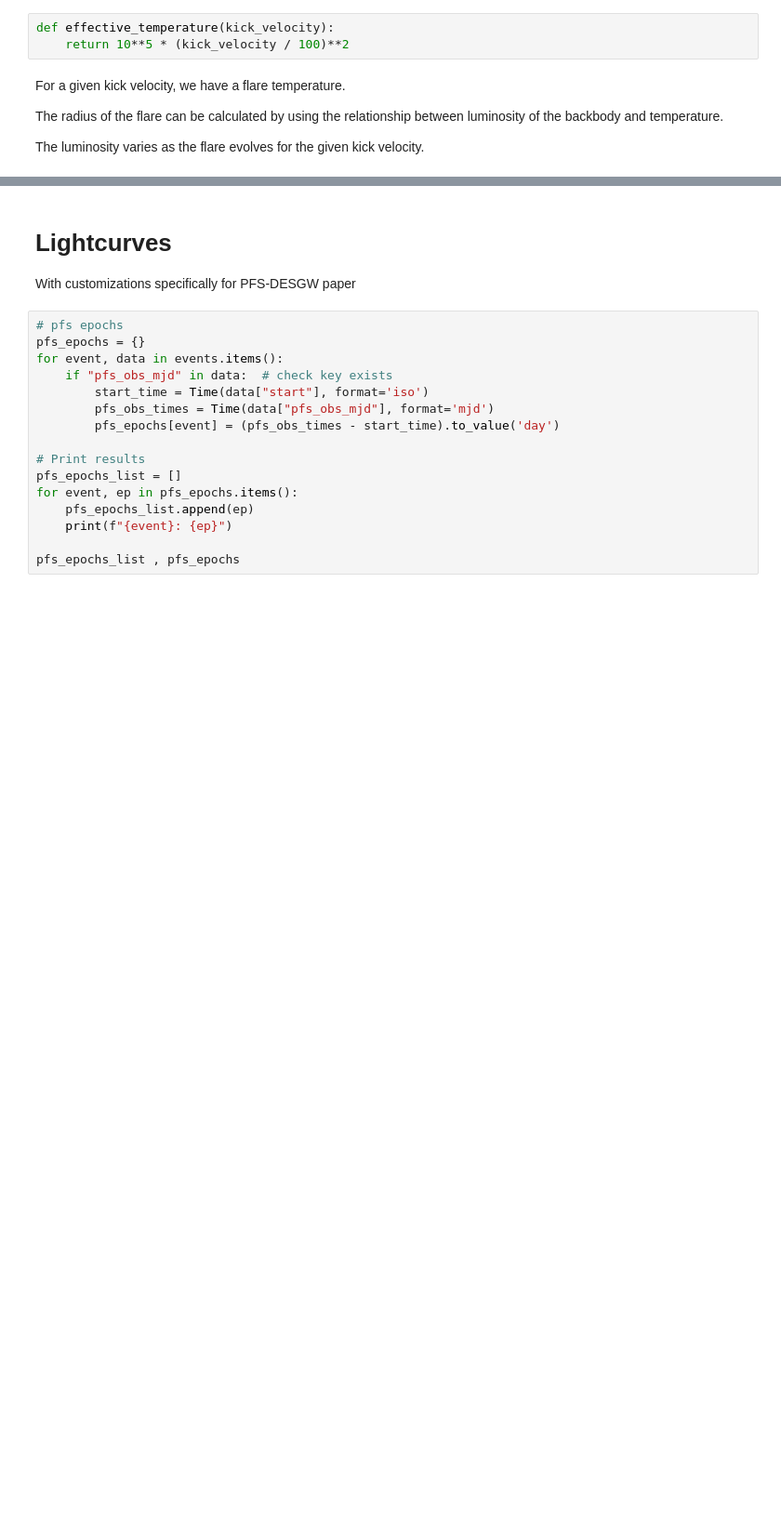
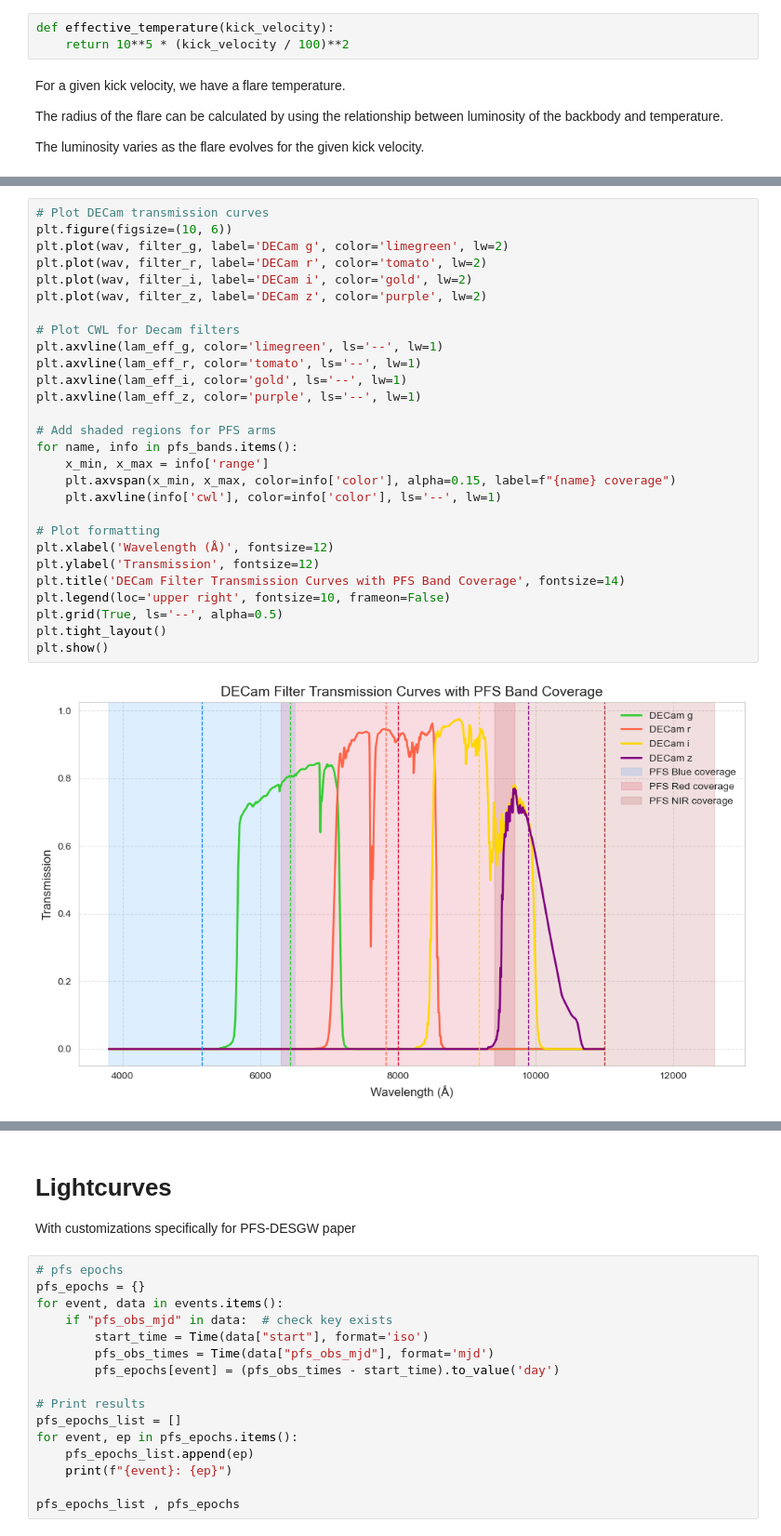
Before and after one commit to simran2296/DESGW_PFS_lcs, a Jupyter notebook: S250328ae/S250328ae_lcs.ipynb, the cells around one changed output, grey strips where cells are left out. Shown at 93% size. Cells and saved outputs as stored; diff of their text form; blank space fills up the shorter version.

```diff
--- a/S250328ae/S250328ae_lcs.ipynb
+++ b/S250328ae/S250328ae_lcs.ipynb
@@ -403,0 +454,30 @@ def compute_bb_mags_fast(luminosities, kick_velocity, luminosity_distance):
+# %%
+# Plot DECam transmission curves
+plt.figure(figsize=(10, 6))
+plt.plot(wav, filter_g, label='DECam g', color='limegreen', lw=2)
+plt.plot(wav, filter_r, label='DECam r', color='tomato', lw=2)
+plt.plot(wav, filter_i, label='DECam i', color='gold', lw=2)
+plt.plot(wav, filter_z, label='DECam z', color='purple', lw=2)
+
+# Plot CWL for Decam filters
+plt.axvline(lam_eff_g, color='limegreen', ls='--', lw=1)
+plt.axvline(lam_eff_r, color='tomato', ls='--', lw=1)
+plt.axvline(lam_eff_i, color='gold', ls='--', lw=1)
+plt.axvline(lam_eff_z, color='purple', ls='--', lw=1)
+
+# Add shaded regions for PFS arms
+for name, info in pfs_bands.items():
+    x_min, x_max = info['range']
+    plt.axvspan(x_min, x_max, color=info['color'], alpha=0.15, label=f"{name} coverage")
+    plt.axvline(info['cwl'], color=info['color'], ls='--', lw=1)
+
+# Plot formatting
+plt.xlabel('Wavelength (Å)', fontsize=12)
+plt.ylabel('Transmission', fontsize=12)
+plt.title('DECam Filter Transmission Curves with PFS Band Coverage', fontsize=14)
+plt.legend(loc='upper right', fontsize=10, frameon=False)
+plt.grid(True, ls='--', alpha=0.5)
+plt.tight_layout()
+plt.show()
+# %% [output]
+[figure, added]
```
Also changed, not shown: parts of 21 cells of this notebook, 10 other files.
